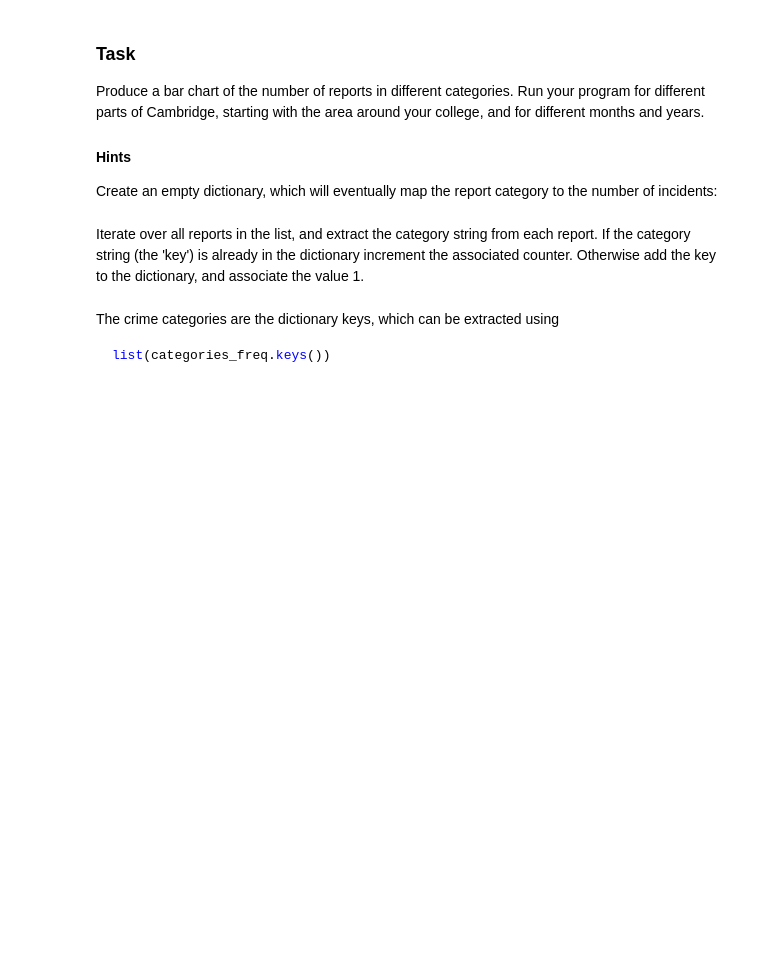
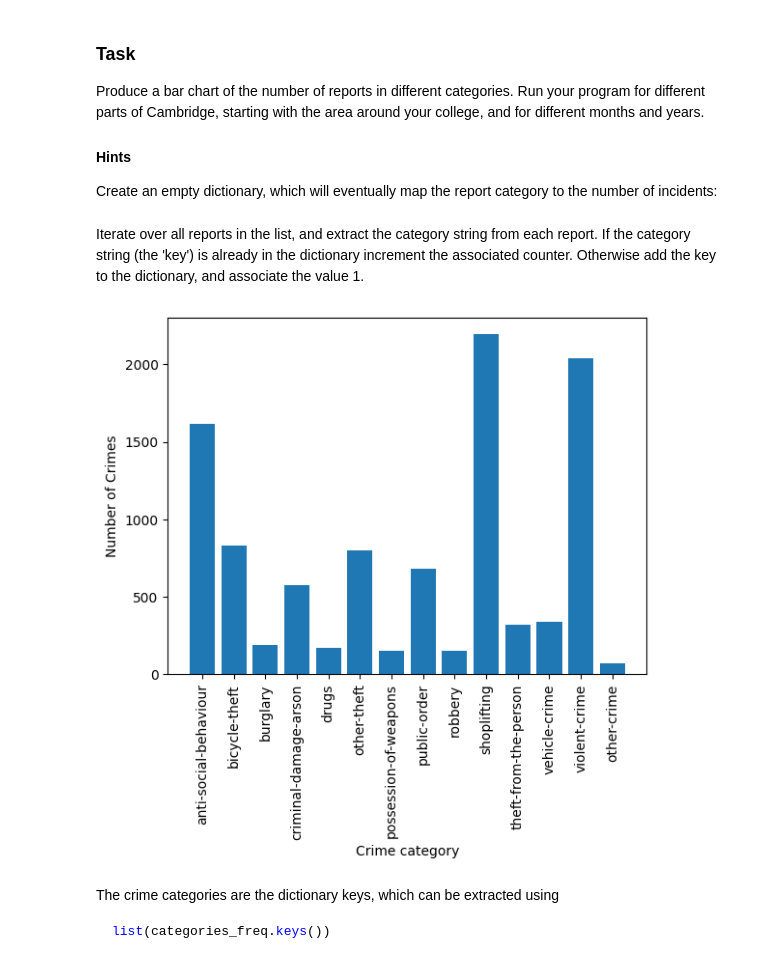
Before and after one commit to hg543-web/PartIA-Computing-Michaelmas_hg543, a Jupyter notebook: Exercises/08 Exercises.ipynb, the cells around one changed output. Drawn from its saved outputs; the diff is of its cells as text; code cells hidden in the pictures; blank space fills up the shorter version.

````diff
--- a/Exercises/08 Exercises.ipynb
+++ b/Exercises/08 Exercises.ipynb
@@ -149,3 +206,39 @@ for report in crime_data:
+# %%
+# Iterate over all reports
+for report in crime_data:
+    # Get category type
+    category = report['category']
+
+    if category in categories_freq:
+
+        # Increment counter here
+        categories_freq[category] +=1
+
+    else:
+        # Add category to dictionary here
+         categories_freq[category]=1
+crime_category = categories_freq.keys()
+crime_frequency = categories_freq.values()
+
+ # Test to see if anything appears - it does
+
+crime_frequency_list = list(crime_frequency)
+crime_category_list = list(crime_category)
+
+#print(crime_frequency_list)
+#print(crime_category_list) # testing to see if splitting the dictionaries into lists worked - it does
+
+x_pos = np.arange(len(crime_category_list))
+plt.bar(x_pos, crime_frequency_list, align='center');
+
+plt.xticks(x_pos, crime_category_list, rotation=90)
+
+plt.xlabel('Crime category')
+plt.ylabel('Number of Crimes')
+
+plt.show()
+# %% [output]
+[figure, added]
 # %% [markdown]
 The crime categories are the dictionary keys, which can be extracted using
 ```python
````
Also changed, not shown: parts of 13 cells of this notebook, 1 other file.
